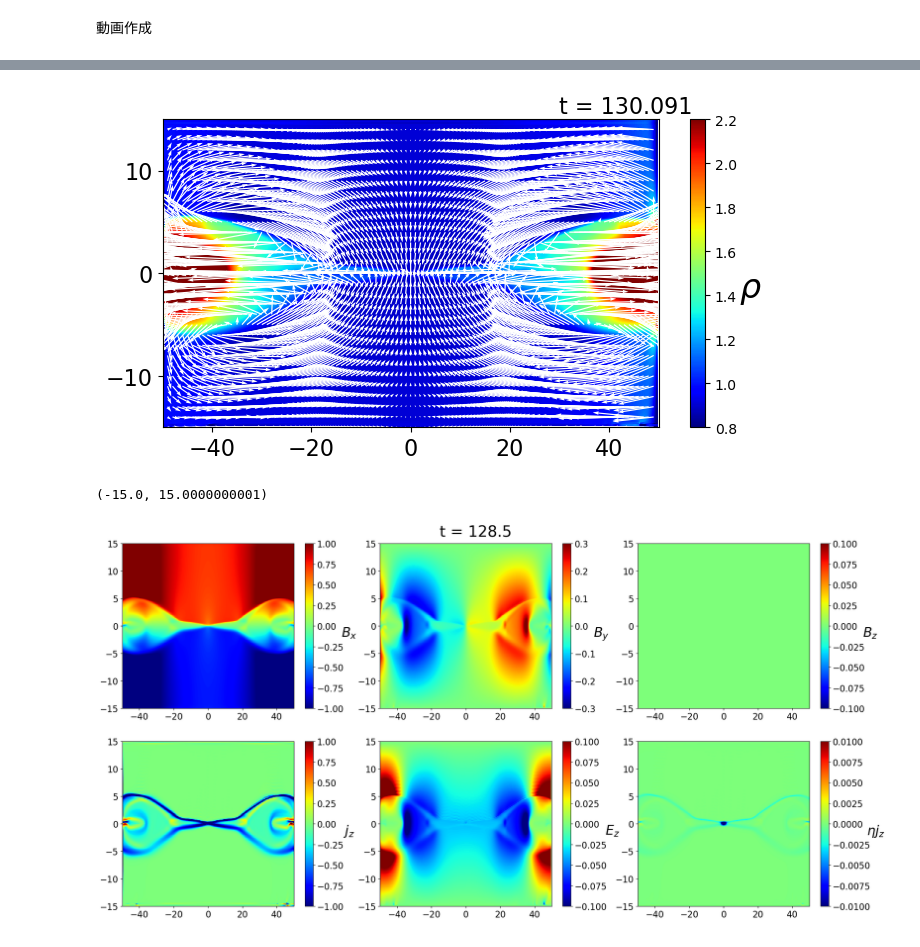
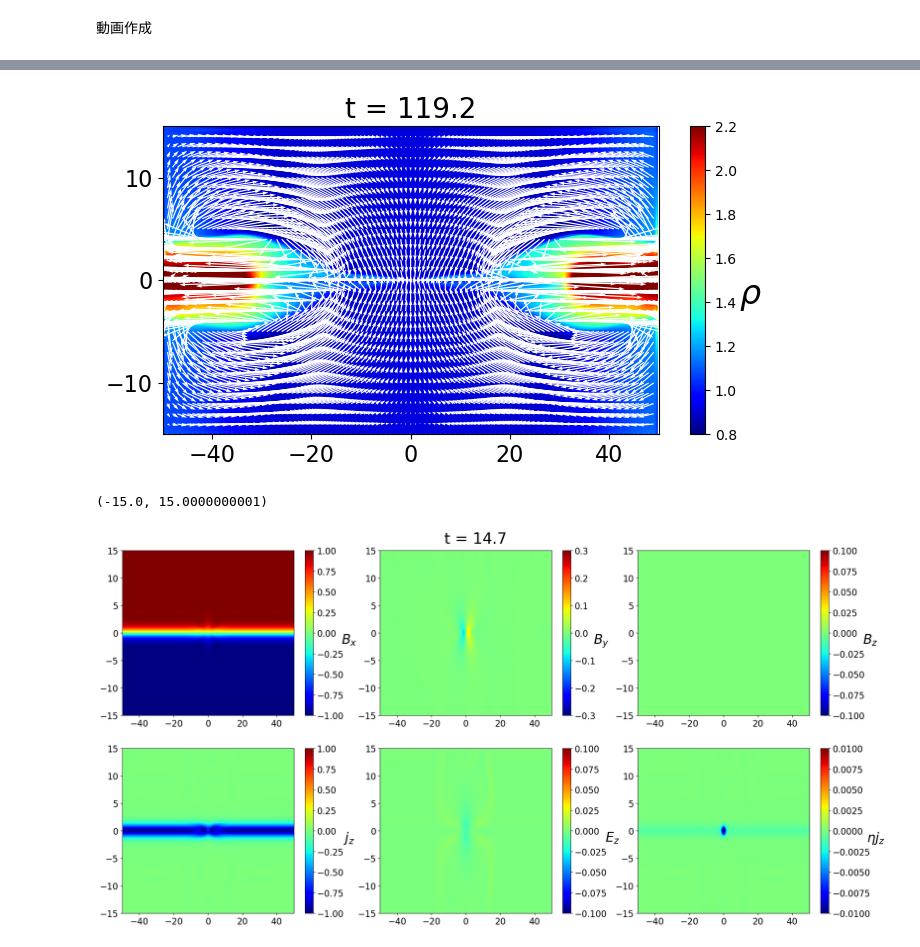
Before and after one commit to Keita-A/RadiativeMHD-simulation, a Jupyter notebook: MR_GPU.ipynb, the cells around one changed output, grey strips where cells are left out. Drawn from its saved outputs; the diff is of its cells as text; code cells hidden in the pictures.

```diff
--- a/MR_GPU.ipynb
+++ b/MR_GPU.ipynb
@@ -525,7 +533,7 @@ for step in range(0, total_steps+interval, interval):
             u[::quiver_interval, ::quiver_interval].T, v[::quiver_interval, ::quiver_interval].T,
             scale=2, color='white')
 
-    ax1.text(0.8, 1.02, f"t = {log[int(step/100)][1]:.3f}", transform=ax1.transAxes, fontsize=16)
+    ax1.set_title(f"t = {log[int(step/100)][1]:.1f}", fontsize=20)
     ax1.tick_params(labelsize=16)
     ax1.set_xlim(-x_max, x_max+1e-10)
     ax1.set_ylim(-y_max, y_max+1e-10)
@@ -536,7 +544,7 @@ for step in range(0, total_steps+interval, interval):
 filename = "mr_rho.mp4"
 img = cv2.imread(f'./pictures_mr/0.png')
 framesize = (img.shape[1], img.shape[0])
-fps = 5.0
+fps = 10.0
 fourcc = cv2.VideoWriter_fourcc('m','p','4','v')
 video  = cv2.VideoWriter(filename=filename, fourcc=fourcc, fps=fps, frameSize=framesize)
 
@@ -545,7 +553,7 @@ for step in range(0, total_steps+interval, interval):
     video.write(img)
 video.release()
 # %% [output]
-[figure, old version]
+[figure, new version]
 # %%
 fig = plt.figure(figsize=(24, 12))
 ax1 = fig.add_subplot(231)
@@ -556,7 +564,7 @@ ax5 = fig.add_subplot(235)
 ax6 = fig.add_subplot(236)
 
 log = np.loadtxt("log_mr.txt", delimiter=',')
-step = 10000
+step = 1000
 
 U = np.load(f"results_mr/U_{step}.npy")
 rho = U[0, :, :]
@@ -598,32 +606,32 @@ cbar = plt.colorbar(contour, ax=ax5)
 cbar.ax.tick_params(labelsize=16)
 cbar.set_label(r"$E_z$", fontsize=24, rotation=0, labelpad=10)
 
 contour = ax6.pcolormesh(X, Y, (eta * current_z).T, vmin=-0.01, vmax=0.01, cmap='jet')
 cbar = plt.colorbar(contour, ax=ax6)
 cbar.ax.tick_params(labelsize=16)
 cbar.set_label(r"$\eta j_z$", fontsize=24, rotation=0, labelpad=10)
 
 
 plt.suptitle(f"t = {log[int(step/100)][1]:.1f}", y=0.92, fontsize=28)
 ax1.tick_params(labelsize=16)
 ax2.tick_params(labelsize=16)
 ax3.tick_params(labelsize=16)
 ax4.tick_params(labelsize=16)
 ax5.tick_params(labelsize=16)
 ax6.tick_params(labelsize=16)
 ax1.set_xlim(-x_max, x_max+1e-10)
 ax2.set_xlim(-x_max, x_max+1e-10)
 ax3.set_xlim(-x_max, x_max+1e-10)
 ax4.set_xlim(-x_max, x_max+1e-10)
 ax5.set_xlim(-x_max, x_max+1e-10)
 ax6.set_xlim(-x_max, x_max+1e-10)
 ax1.set_ylim(-y_max, y_max+1e-10)
 ax2.set_ylim(-y_max, y_max+1e-10)
 ax3.set_ylim(-y_max, y_max+1e-10)
 ax4.set_ylim(-y_max, y_max+1e-10)
 ax5.set_ylim(-y_max, y_max+1e-10)
 ax6.set_ylim(-y_max, y_max+1e-10)
 # %% [output]
 (-15.0, 15.0000000001)
-[figure, old version]
+[figure, new version]
 # %%
```
Also changed, not shown: parts of 4 cells of this notebook, 2 other files.
